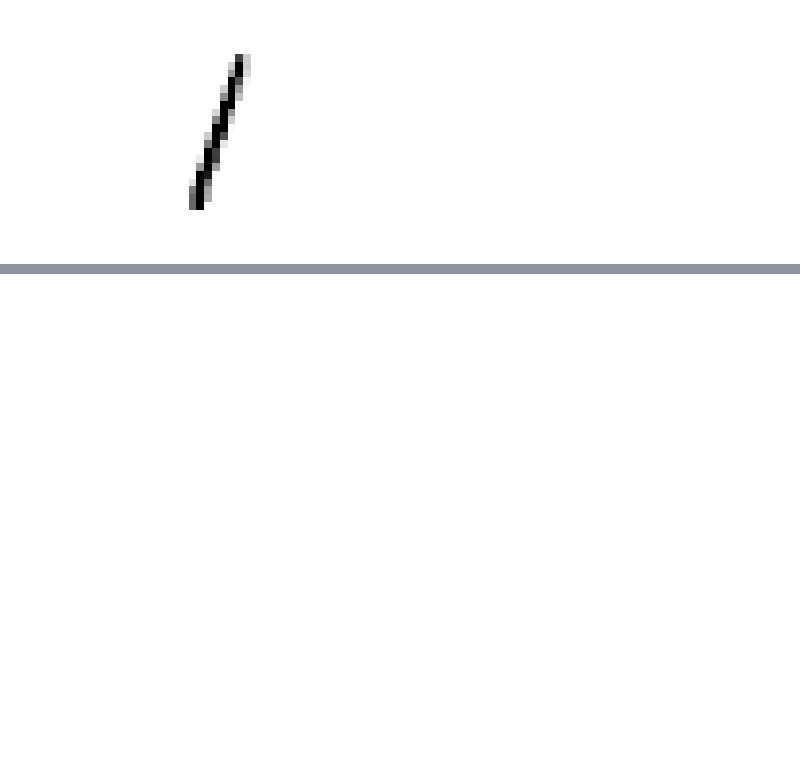
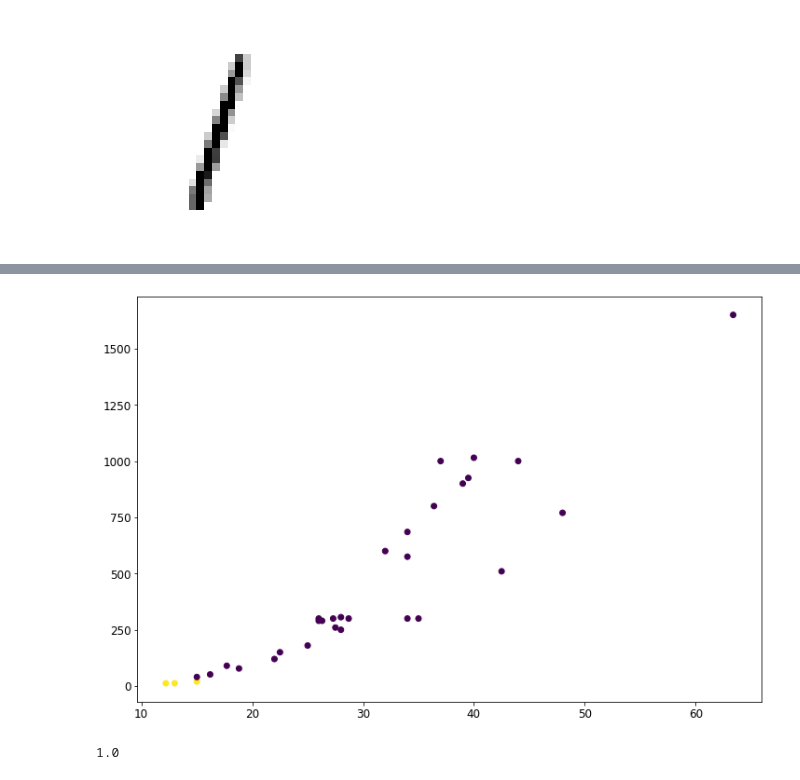
Before and after one commit to EUN-GYUL/ml_study_2023_Q1, a Jupyter notebook: classification.ipynb, the cells around one changed output, grey strips where cells are left out. Saved outputs shown, nothing was run; the diff lists cells and outputs as text; code cells hidden in the pictures; blank space fills up the shorter version.

```diff
--- a/classification.ipynb
+++ b/classification.ipynb
@@ -427,0 +565,10 @@ plot_digit(clean_digit)
+# %%
+plt.figure(figsize=(12,8))
+plt.scatter(X_test[:,0],X_test[:,1],c=y_test)
+plt.show()
+# %% [output]
+[figure, added]
+# %%
+np.mean( y_test == y_pred )
+# %% [output]
+1.0
```
Also changed, not shown: parts of 25 cells of this notebook, 6 other files.
